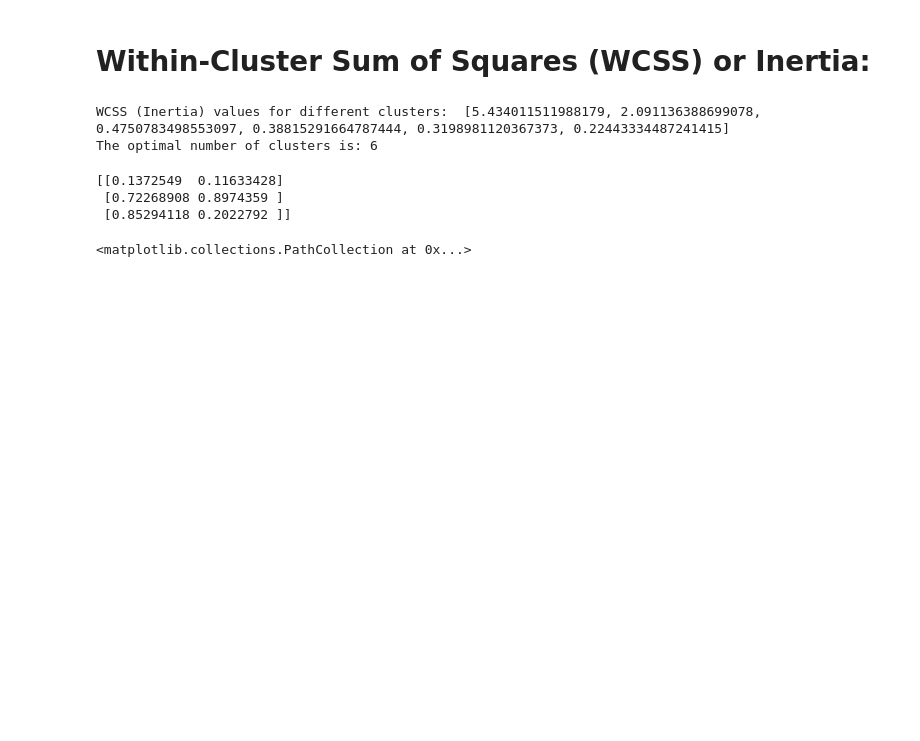
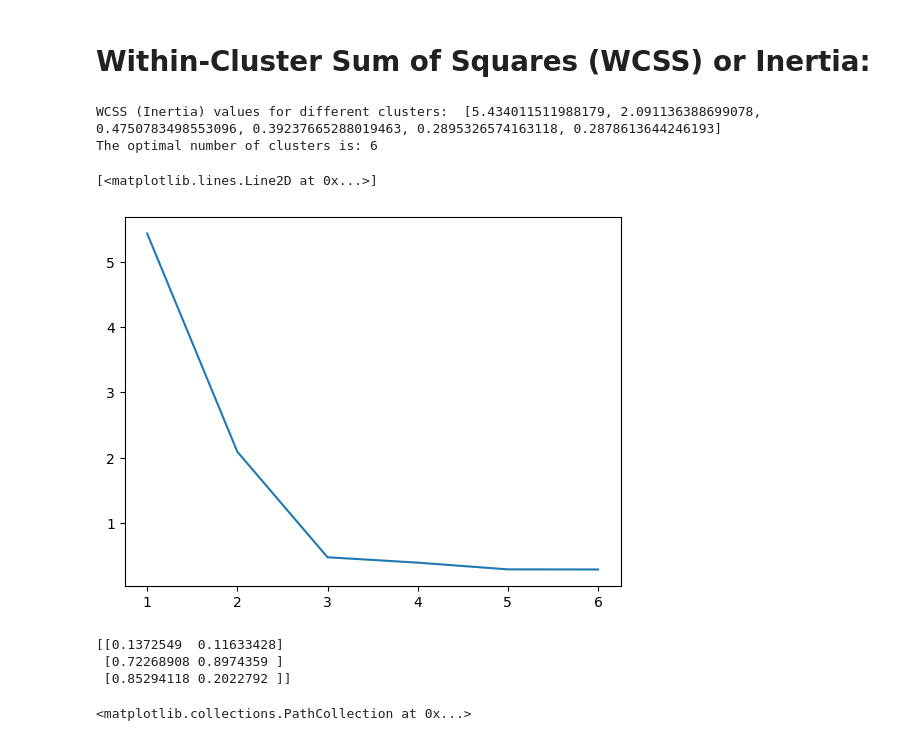
Before and after one commit to ahmed-elsayid/HCIA-NTI-G3, a Jupyter notebook: tasks/task2/t2.ipynb, the cells around one changed output. Drawn from its saved outputs; the diff is of its cells as text; code cells hidden in the pictures; blank space fills up the shorter version.

```diff
--- a/tasks/task2/t2.ipynb
+++ b/tasks/task2/t2.ipynb
@@ -11,28 +11,31 @@ from sklearn.metrics import silhouette_score
 # %%
 import pandas as pd
 import matplotlib.pyplot as plt
 from sklearn.cluster import KMeans
 
 # Load data
 df = pd.read_csv("income.csv")
 # List to store WCSS (Inertia) values
 accuracy = []
 scaler=MinMaxScaler()
 df[['Income($)']]=scaler.fit_transform(df[['Income($)']])
 df[['Age']]=scaler.fit_transform(df[['Age']])
 # Loop over different numbers of clusters
 for i in range( 1,7):
     KM = KMeans(n_clusters=i)
     KM.fit(df[['Age', 'Income($)']])
     df['cluster'] = KM.fit_predict(df[['Age', 'Income($)']])
     accuracy.append(KM.inertia_)
 
 print("WCSS (Inertia) values for different clusters: ", accuracy)
 optimal_clusters = accuracy.index(min(accuracy)) + 1
 print(f"The optimal number of clusters is: {optimal_clusters}")
+plt.plot(range(1,7), accuracy)
 # %% [output]
-WCSS (Inertia) values for different clusters:  [5.434011511988179, 2.091136388699078, 0.4750783498553097, 0.38815291664787444, 0.3198981120367373, 0.22443334487241415]
+WCSS (Inertia) values for different clusters:  [5.434011511988179, 2.091136388699078, 0.4750783498553096, 0.39237665288019463, 0.2895326574163118, 0.2878613644246193]
 The optimal number of clusters is: 6
+[<matplotlib.lines.Line2D at 0x...>]
+[figure, added]
 # %%
 KM = KMeans(n_clusters=3)
 KM.fit(df[['Age', 'Income($)']])
```
Also changed, not shown: parts of 1 cell of this notebook, 2 other files.
